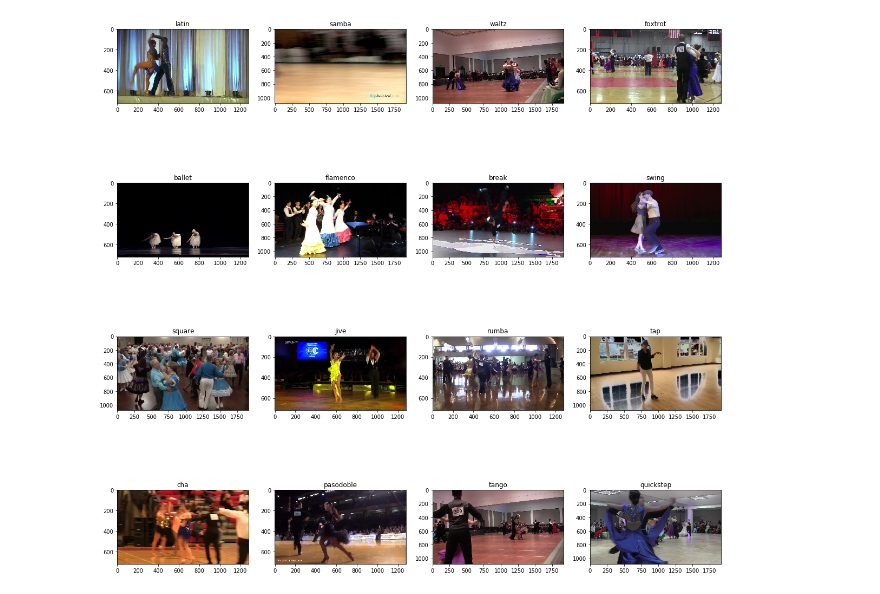
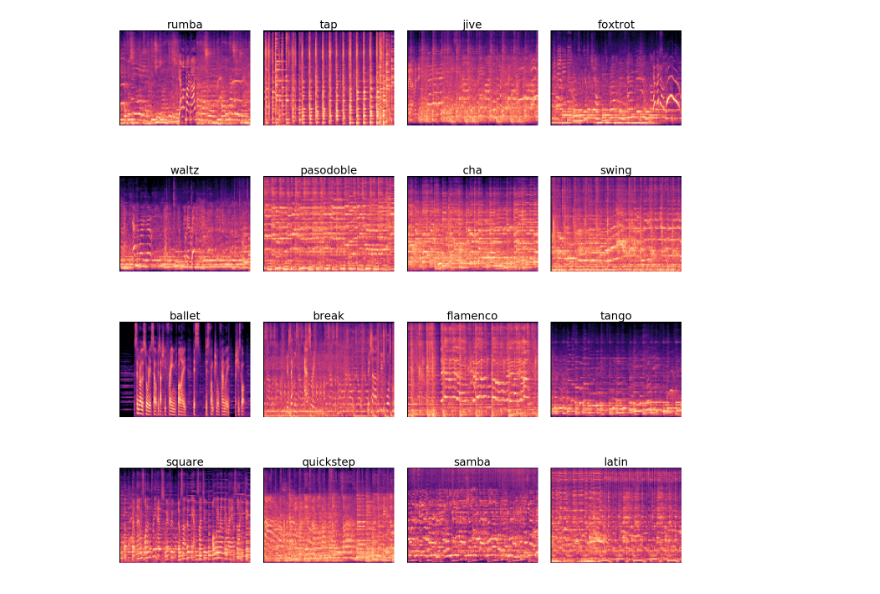
Before and after one commit to wysoczanska/Dance-Recognition, a Jupyter notebook: src/notebooks/Data Exploration.ipynb, the cells around one changed output. Saved outputs shown, nothing was run; the diff lists cells and outputs as text; code cells hidden in the pictures.

```diff
--- a/src/notebooks/Data Exploration.ipynb
+++ b/src/notebooks/Data Exploration.ipynb
@@ -1,14 +1,15 @@
 # %%
 import os
-os.chdir('../')
-# os.chdir('C:/Users/user/Desktop/kto_ma_szkole_ten_ma_lzej/MGR/Dance-Recognition/src')
+# os.chdir('../')
 import pandas as pd
 import matplotlib.pyplot as plt
 import seaborn as sns
+import matplotlib
 import matplotlib.image as mpimg
 import numpy as np
 from sklearn.metrics import confusion_matrix
 %matplotlib inline
+matplotlib.rcParams.update({'font.size': 22})
 # %%
 csv='multimodal_net/datasets/letsdance_splits/all_videos_complete.csv'
 # %%
@@ -43,0 +66,14 @@ sns.countplot(df.target)
+# %%
+fig=plt.figure(figsize=(20, 20))
+data_dir = '/mnt/cold/inputs/jersey_number_recognition/letsdance/densepose/rgb'
+
+for ids, cls in enumerate(classes):
+    class_files= os.listdir(os.path.join(data_dir, cls))
+    img = mpimg.imread(os.path.join(data_dir, cls, filenames[ids]))
+    print(ids)
+    fig.add_subplot(4, 4, ids+1, title=cls)
+
+    plt.imshow(img)
+    plt.axis('off')
+    plt.tight_layout()
+    fig.subplots_adjust(left=None, bottom=None, right=None, top=None, wspace=0.1, hspace=0)
@@ -43,0 +98,13 @@ sns.countplot(df.target)
+# %%
+data_dir = '/mnt/cold/inputs/jersey_number_recognition/letsdance/flow_png/'
+fig=plt.figure(figsize=(20, 20))
+
+for ids, cls in enumerate(classes):
+    class_files= os.listdir(os.path.join(data_dir, cls))
+    img = mpimg.imread(os.path.join(data_dir, cls, filenames[ids]))
+    fig.add_subplot(4, 4, ids+1, title=cls)
+
+    plt.imshow(img)
+    plt.axis('off')
+    plt.tight_layout()
+    fig.subplots_adjust(left=None, bottom=None, right=None, top=None, wspace=0.1, hspace=0)
@@ -44,13 +113,15 @@ sns.countplot(df.target)
 # %%
-data_dir = '/data/trackml/letsdance/rgb'
+data_dir = '/mnt/cold/inputs/jersey_number_recognition/letsdance/audio_mfcc/'
 fig=plt.figure(figsize=(20, 20))
-classes = os.listdir(data_dir)
 
 for ids, cls in enumerate(classes):
     class_files= os.listdir(os.path.join(data_dir, cls))
-    img = mpimg.imread(os.path.join(data_dir, cls, class_files[np.random.randint(0, len(class_files))]))
+    img = mpimg.imread(os.path.join(data_dir, cls, class_files[0]))
     fig.add_subplot(4, 4, ids+1, title=cls)
 
     plt.imshow(img)
+    plt.axis('off')
+    plt.tight_layout()
+    fig.subplots_adjust(left=None, bottom=None, right=None, top=None, wspace=0.1, hspace=0)
 # %% [output]
-[figure, old version]
+[figure, new version]
```
Also changed, not shown: parts of 9 cells of this notebook, 23 other files.
